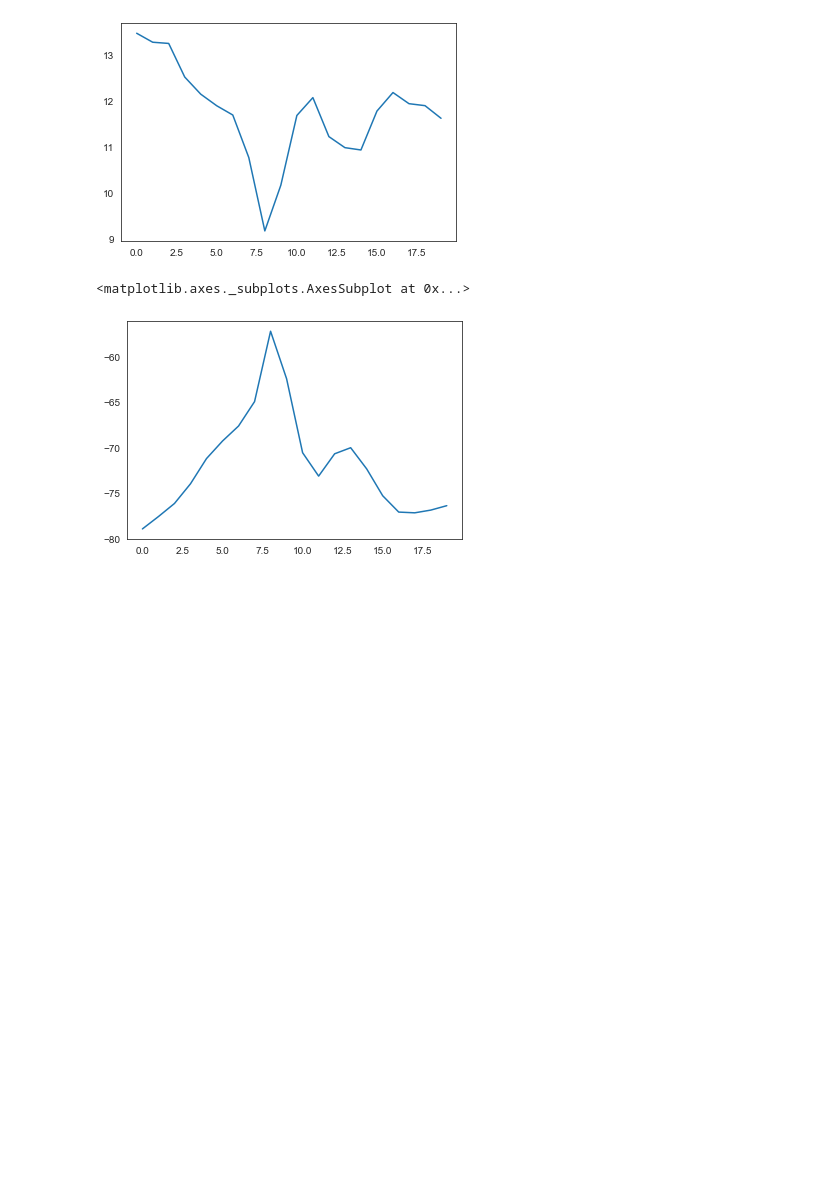
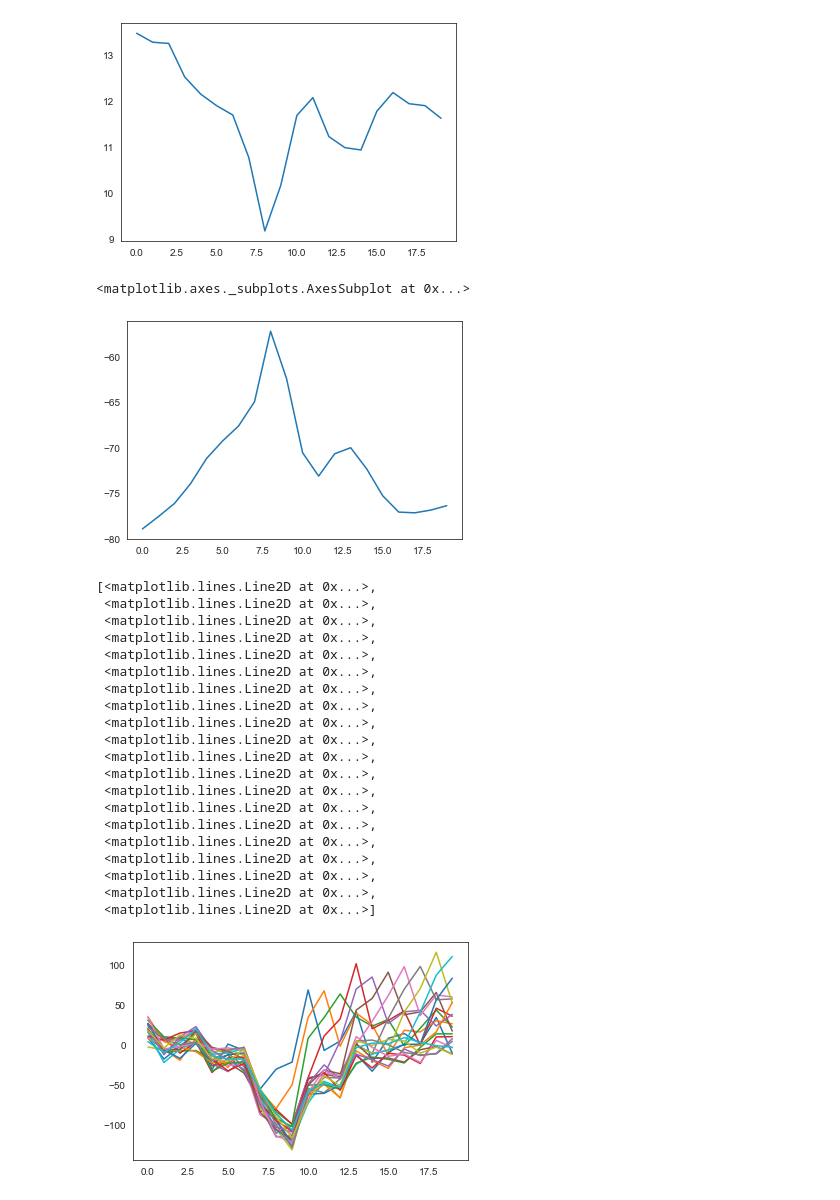
Before and after one commit to BryanGonzalez262/Dengue_DS, a Jupyter notebook: Code/models.ipynb, the cells around one changed output. Cells and saved outputs as stored; diff of their text form; code cells hidden in the pictures; blank space fills up the shorter version.

```diff
--- a/Code/models.ipynb
+++ b/Code/models.ipynb
@@ -529,3 +537,27 @@ param_df.reanalysis_dew_point_temp_k.plot()
 # %% [output]
 <matplotlib.axes._subplots.AxesSubplot at 0x...>
 [figure]
+# %%
+plt.plot(errs)
+# %% [output]
+[<matplotlib.lines.Line2D at 0x...>,
+ <matplotlib.lines.Line2D at 0x...>,
+ <matplotlib.lines.Line2D at 0x...>,
+ <matplotlib.lines.Line2D at 0x...>,
+ <matplotlib.lines.Line2D at 0x...>,
+ <matplotlib.lines.Line2D at 0x...>,
+ <matplotlib.lines.Line2D at 0x...>,
+ <matplotlib.lines.Line2D at 0x...>,
+ <matplotlib.lines.Line2D at 0x...>,
+ <matplotlib.lines.Line2D at 0x...>,
+ <matplotlib.lines.Line2D at 0x...>,
+ <matplotlib.lines.Line2D at 0x...>,
+ <matplotlib.lines.Line2D at 0x...>,
+ <matplotlib.lines.Line2D at 0x...>,
+ <matplotlib.lines.Line2D at 0x...>,
+ <matplotlib.lines.Line2D at 0x...>,
+ <matplotlib.lines.Line2D at 0x...>,
+ <matplotlib.lines.Line2D at 0x...>,
+ <matplotlib.lines.Line2D at 0x...>,
+ <matplotlib.lines.Line2D at 0x...>]
+[figure, added]
```
Also changed, not shown: parts of 2 cells of this notebook.
